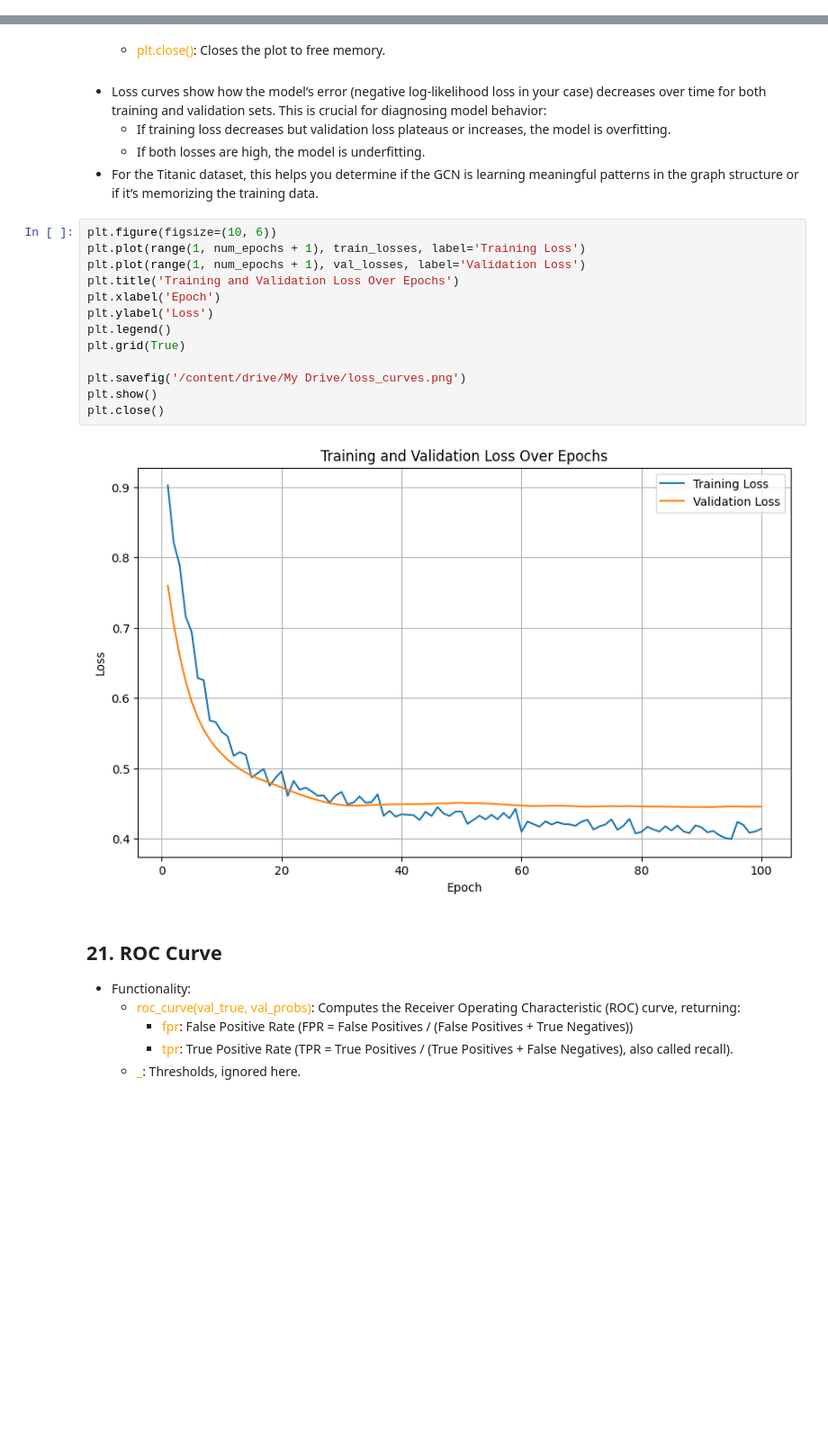
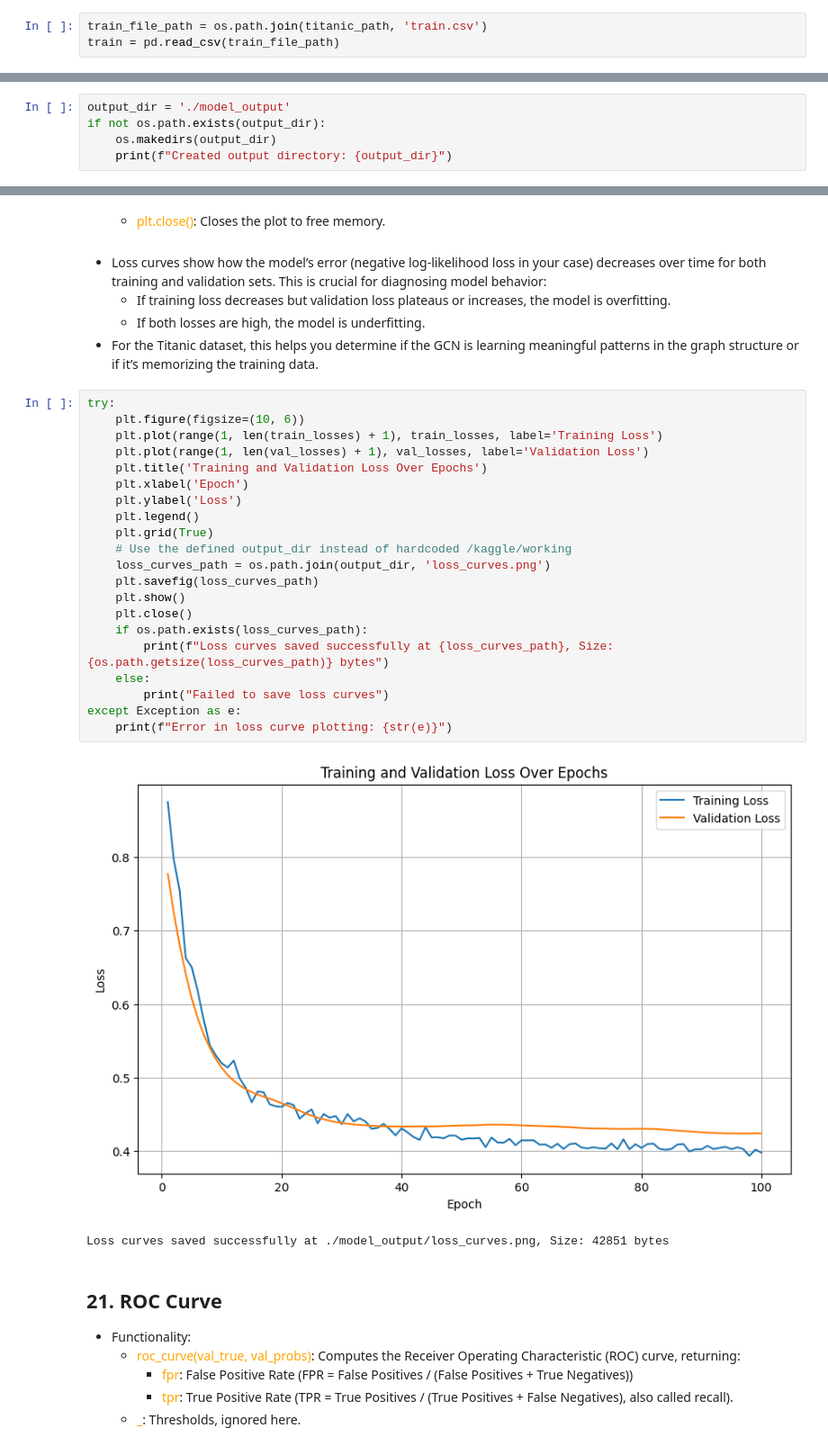
Before and after one commit to Shubhranshu331/Graph-Neural-Networks-for-Survival-Prediction, a Jupyter notebook: Graph_Neural_Networks_for_Survival_Prediction.ipynb, the cells around one changed output, grey strips where cells are left out. Shown: that part at 90% size. Saved outputs shown, nothing was run; the diff lists cells and outputs as text; blank space fills up the shorter version.

Commit message:
graphs now visible

```diff
--- a/Graph_Neural_Networks_for_Survival_Prediction.ipynb
+++ b/Graph_Neural_Networks_for_Survival_Prediction.ipynb
@@ -96,3 +89,6 @@ train = pd.read_csv('train.csv')
+# %%
+train_file_path = os.path.join(titanic_path, 'train.csv')
+train = pd.read_csv(train_file_path)
 # %% [markdown]
 ## 4. Handling Missing Values
 - Embarked:
@@ -420,0 +414,5 @@ Mounted at /content/drive
+# %%
+output_dir = './model_output'
+if not os.path.exists(output_dir):
+    os.makedirs(output_dir)
+    print(f"Created output directory: {output_dir}")
@@ -509,20 +527,29 @@ Drive already mounted at /content/drive; to attempt to forcibly remount, call dr
     - If both losses are high, the model is underfitting.
 - For the Titanic dataset, this helps you determine if the GCN is learning meaningful patterns in the graph structure or if it’s memorizing the training data.
 # %%
-plt.figure(figsize=(10, 6))
-plt.plot(range(1, num_epochs + 1), train_losses, label='Training Loss')
-plt.plot(range(1, num_epochs + 1), val_losses, label='Validation Loss')
-plt.title('Training and Validation Loss Over Epochs')
-plt.xlabel('Epoch')
-plt.ylabel('Loss')
-plt.legend()
-plt.grid(True)
-
-plt.savefig('/content/drive/My Drive/loss_curves.png')
-plt.show()
-plt.close()
+try:
+    plt.figure(figsize=(10, 6))
+    plt.plot(range(1, len(train_losses) + 1), train_losses, label='Training Loss')
+    plt.plot(range(1, len(val_losses) + 1), val_losses, label='Validation Loss')
+    plt.title('Training and Validation Loss Over Epochs')
+    plt.xlabel('Epoch')
+    plt.ylabel('Loss')
+    plt.legend()
+    plt.grid(True)
+    # Use the defined output_dir instead of hardcoded /kaggle/working
+    loss_curves_path = os.path.join(output_dir, 'loss_curves.png')
+    plt.savefig(loss_curves_path)
+    plt.show()
+    plt.close()
+    if os.path.exists(loss_curves_path):
+        print(f"Loss curves saved successfully at {loss_curves_path}, Size: {os.path.getsize(loss_curves_path)} bytes")
+    else:
+        print("Failed to save loss curves")
+except Exception as e:
+    print(f"Error in loss curve plotting: {str(e)}")
 # %% [output]
-[figure, old version]
+[figure, new version]
+Loss curves saved successfully at ./model_output/loss_curves.png, Size: 42851 bytes
 # %% [markdown]
 ## 21. ROC Curve
 - Functionality:
```
Also changed, not shown: parts of 25 cells of this notebook, 10 other files.
